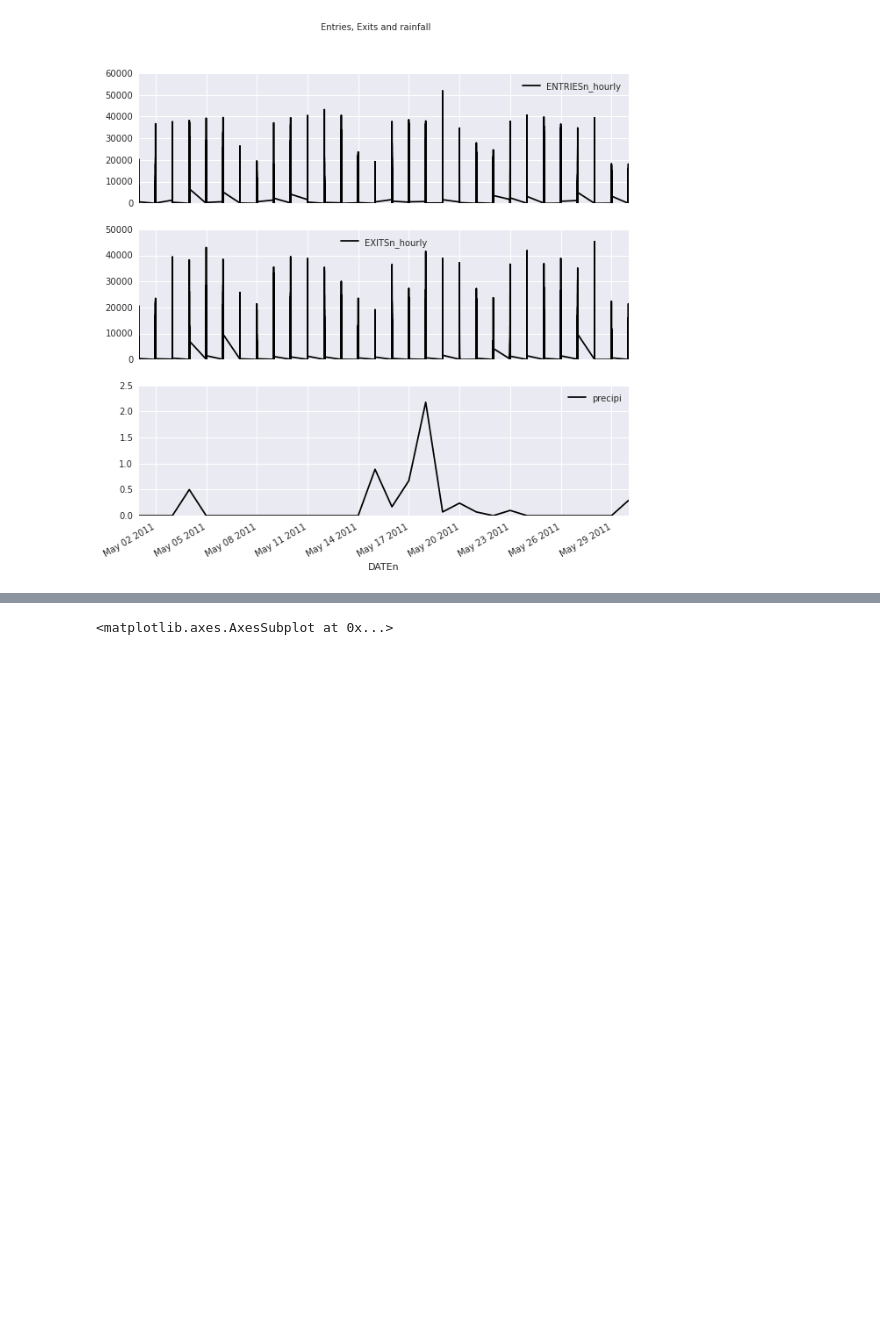
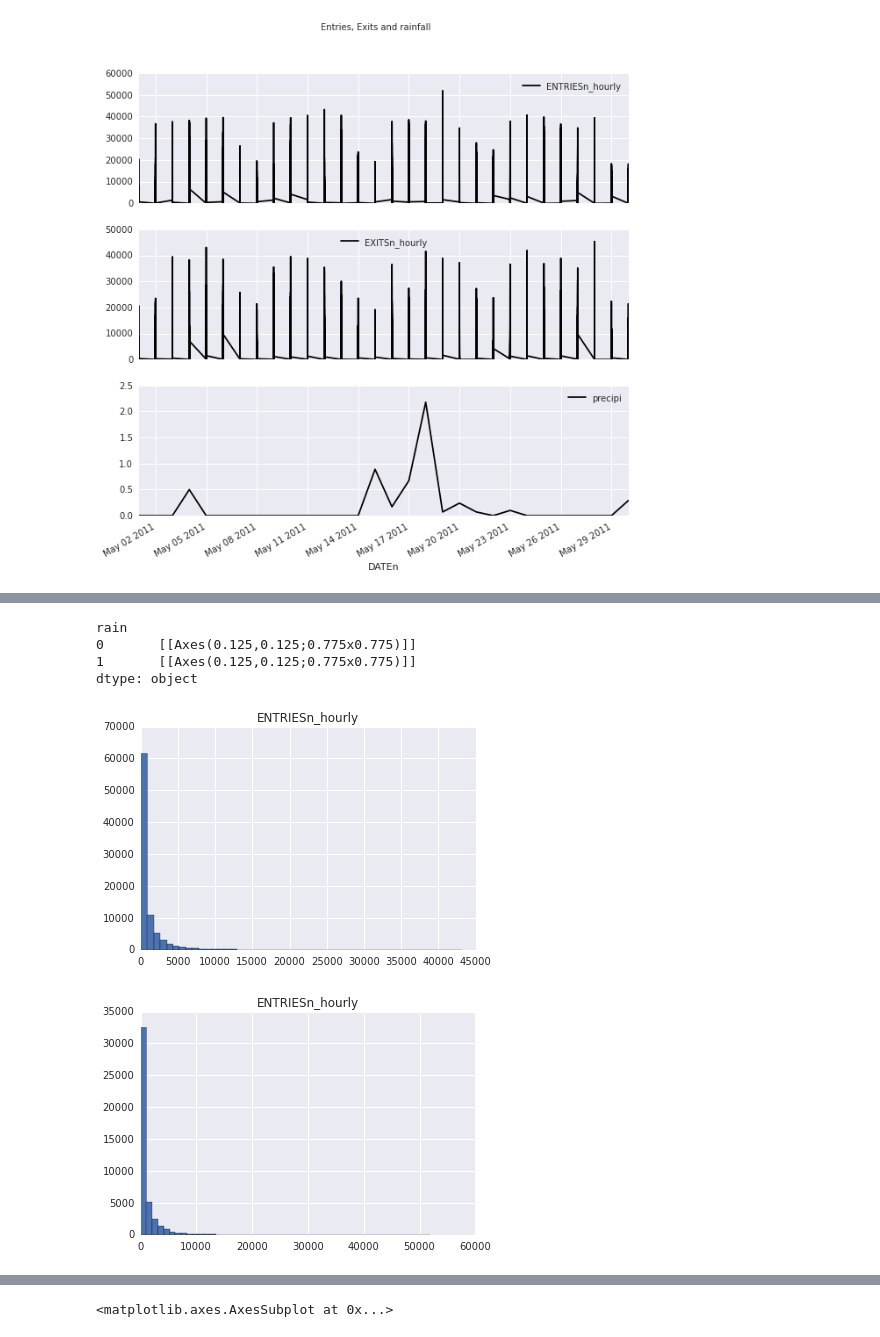
Before and after one commit to Frankri/notebooks, a Jupyter notebook: final_project_restart_A.ipynb, the cells around one changed output, grey strips where cells are left out. Saved outputs shown, nothing was run; the diff lists cells and outputs as text; code cells hidden in the pictures; blank space fills up the shorter version.

```diff
--- a/final_project_restart_A.ipynb
+++ b/final_project_restart_A.ipynb
@@ -113,0 +151,9 @@ data2[['DATEn', 'ENTRIESn_hourly', 'EXITSn_hourly', 'precipi']].plot(title ='Ent
+# %%
+data[['ENTRIESn_hourly', 'rain']].groupby('rain').hist(bins = 50)
+# %% [output]
+rain
+0       [[Axes(0.125,0.125;0.775x0.775)]]
+1       [[Axes(0.125,0.125;0.775x0.775)]]
+dtype: object
+[figure, added]
+[figure, added]
```
Also changed, not shown: parts of 44 cells of this notebook.
